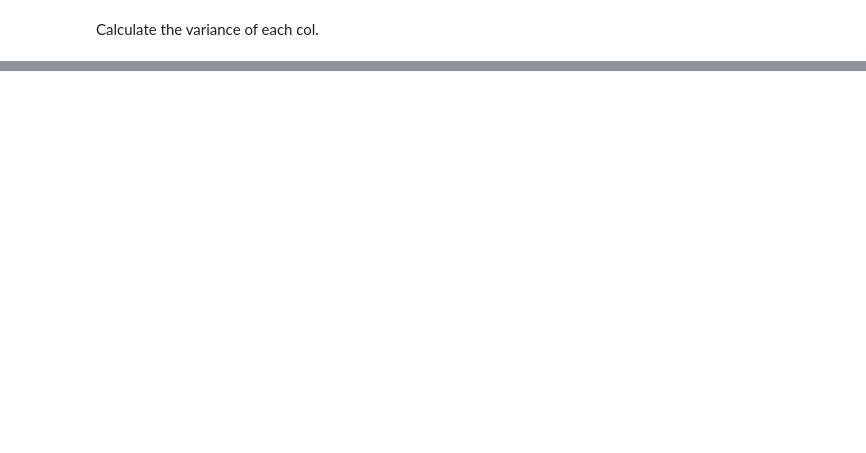
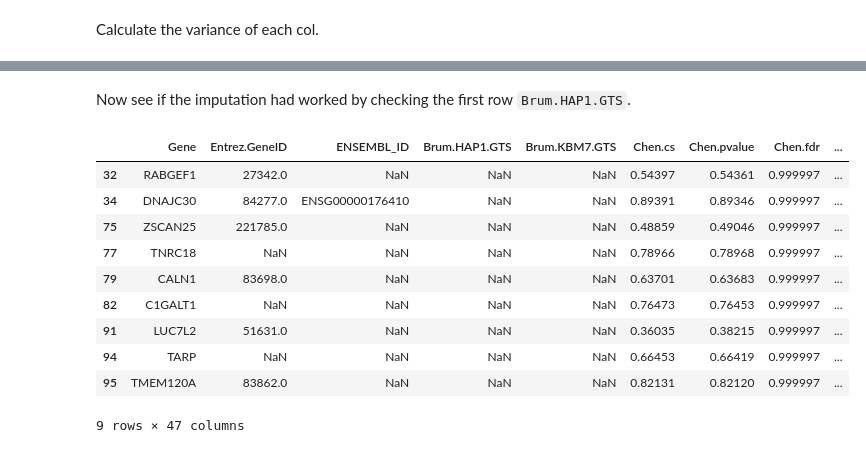
Before and after one commit to liuweihanty/ts_machine_learning, a Jupyter notebook: code/ts_clean.ipynb, the cells around one changed output, grey strips where cells are left out. Saved outputs shown, nothing was run; the diff lists cells and outputs as text; code cells hidden in the pictures; blank space fills up the shorter version.

Commit message:
clean  data imputated with median method

```diff
--- a/code/ts_clean.ipynb
+++ b/code/ts_clean.ipynb
@@ -83,5 +97,5 @@ Length: 75, dtype: float64
 # %%
-ts_score_cleaned_var = ts_score_cleaned_nan.drop(col_var[col_var < 10e-3].index.tolist(), axis=1)
+ts_score_cleaned_var = ts_score_cleaned_nan.drop(col_var[col_var == 0].index.tolist(), axis=1)
 ts_score_cleaned_var.head()
 # %% [output]
 |  | Gene | Entrez.GeneID | ENSEMBL_ID | Brummelkamp.hap1.GTS.ratio | Brummelkamp.hap1.GTS.threshold | Brummelkamp.kbm7.GTS.ratio | ... |
@@ -118,3 +138,3 @@ dtype: float64
 # %%
 ts_score_cleaned_zero = ts_score_cleaned_var.drop(zeros_check[zeros_check > 0.5].index.tolist(), axis=1)
-ts_score_cleaned_zero = ts_score_cleaned_zero.drop(['Sabbatini2017.MV411.threshold'], axis=1)
+ts_score_cleaned_zero.columns.tolist()
@@ -142,0 +161,3 @@ dtype: float64
+# %%
+ts_score_cleaned_thrsh = ts_score_cleaned_zero.drop('Sabbatini2017.MV411.threshold', axis=1)
+ts_score_cleaned_thrsh.head()
@@ -144,0 +223,2 @@ ts_score_cleaned_zero.to_csv(r'../data/Rank_variables_master_list_cleaned.csv')
+# %%
+ts_score_cleaned = ts_score_cleaned_thrsh.rename(columns = col_names)
@@ -144,0 +268,16 @@ ts_score_cleaned_zero.to_csv(r'../data/Rank_variables_master_list_cleaned.csv')
+# %% [markdown]
+Now see if the imputation had worked by checking the first row `Brum.HAP1.GTS`.
+# %%
+ts_score_cleaned[np.isnan(ts_score_cleaned["Brum.HAP1.GTS"].tolist())]
+# %% [output]
+|  | Gene | Entrez.GeneID | ENSEMBL_ID | Brum.HAP1.GTS | Brum.KBM7.GTS | Chen.cs | Chen.pvalue | Chen.fdr | ... |
+| 32 | RABGEF1 | 27342.0 | NaN | NaN | NaN | 0.54397 | 0.54361 | 0.999997 | ... |
+| 34 | DNAJC30 | 84277.0 | ENSG00000176410 | NaN | NaN | 0.89391 | 0.89346 | 0.999997 | ... |
+| 75 | ZSCAN25 | 221785.0 | NaN | NaN | NaN | 0.48859 | 0.49046 | 0.999997 | ... |
+| 77 | TNRC18 | NaN | NaN | NaN | NaN | 0.78966 | 0.78968 | 0.999997 | ... |
+| 79 | CALN1 | 83698.0 | NaN | NaN | NaN | 0.63701 | 0.63683 | 0.999997 | ... |
+| 82 | C1GALT1 | NaN | NaN | NaN | NaN | 0.76473 | 0.76453 | 0.999997 | ... |
+| 91 | LUC7L2 | 51631.0 | NaN | NaN | NaN | 0.36035 | 0.38215 | 0.999997 | ... |
+| 94 | TARP | NaN | NaN | NaN | NaN | 0.66453 | 0.66419 | 0.999997 | ... |
+| 95 | TMEM120A | 83862.0 | NaN | NaN | NaN | 0.82131 | 0.82120 | 0.999997 | ... |
+9 rows × 47 columns
```
Also changed, not shown: parts of 40 cells of this notebook, 5 other files.
